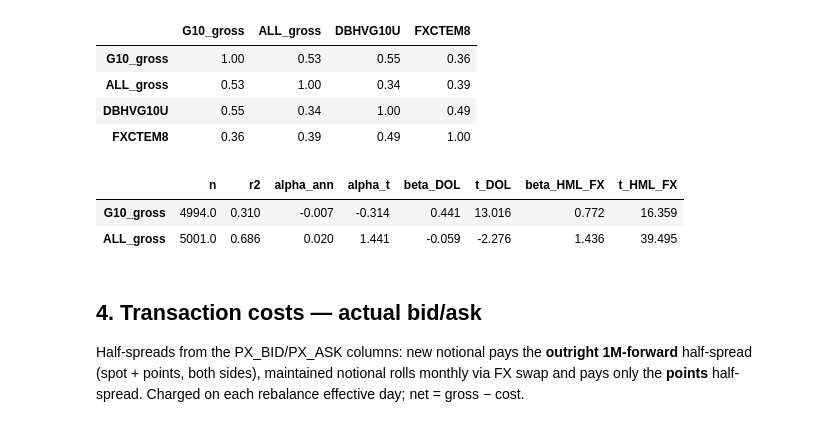
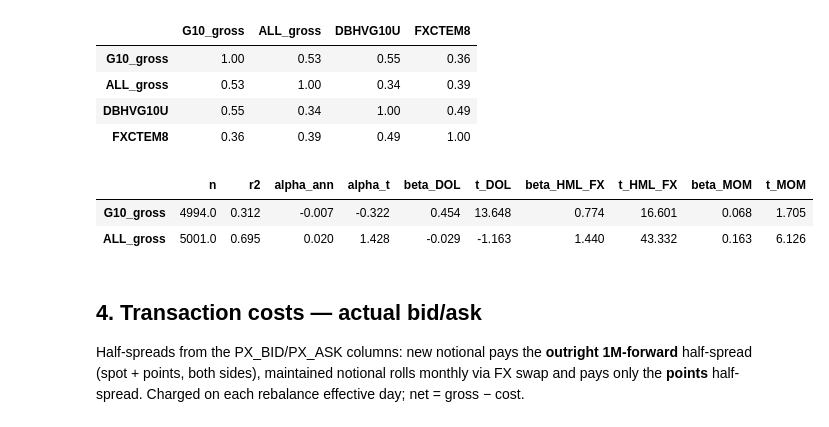
Before and after one commit to theoyuanlee/FX_Carry_26_Summer_PL, a Jupyter notebook: cesare/strategy_backtest.ipynb, the cells around one changed output. Saved outputs shown, nothing was run; the diff lists cells and outputs as text; code cells hidden in the pictures.

```diff
--- a/cesare/strategy_backtest.ipynb
+++ b/cesare/strategy_backtest.ipynb
@@ -190,13 +200,20 @@ daily correlations (common sample):
 # %%
 xret_u, carry_u = xret[UNIVERSE_ALL], carry[UNIVERSE_ALL]
 factors = pd.concat([fx.dollar_factor(xret_u),
                      fx.carry_hml_factor(xret_u, carry_u)], axis=1)
 
-pd.DataFrame({c: fx.nw_regression(tracks[c], factors) for c in tracks}).T.round(3)
+# Stage-5 cross-reference (§11 item 3): add a cross-sectional MOMENTUM factor to the
+# track regressions — top/bottom-tercile long/short on 63-day trailing excess-return
+# momentum, built with the same monthly, next-day, no-lookahead machinery as HML_FX.
+# `factors` (DOL + HML) is left untouched so the §5 crash regression is unchanged.
+mom_factor = fx.carry_hml_factor(xret_u, fx.momentum_panel(xret_u, 63)).rename('MOM')
+factors3 = pd.concat([factors, mom_factor], axis=1)
+
+pd.DataFrame({c: fx.nw_regression(tracks[c], factors3) for c in tracks}).T.round(3)
 # %% [output]
-|  | n | r2 | alpha_ann | alpha_t | beta_DOL | t_DOL | beta_HML_FX | t_HML_FX |
-| G10_gross | 4994.0 | 0.310 | -0.007 | -0.314 | 0.441 | 13.016 | 0.772 | 16.359 |
-| ALL_gross | 5001.0 | 0.686 | 0.020 | 1.441 | -0.059 | -2.276 | 1.436 | 39.495 |
+|  | n | r2 | alpha_ann | alpha_t | beta_DOL | t_DOL | beta_HML_FX | t_HML_FX | beta_MOM | t_MOM |
+| G10_gross | 4994.0 | 0.312 | -0.007 | -0.322 | 0.454 | 13.648 | 0.774 | 16.601 | 0.068 | 1.705 |
+| ALL_gross | 5001.0 | 0.695 | 0.020 | 1.428 | -0.029 | -1.163 | 1.440 | 43.332 | 0.163 | 6.126 |
 # %% [markdown]
 ## 4. Transaction costs — actual bid/ask
 
```
Also changed, not shown: parts of 2 cells of this notebook, 5 other files.
